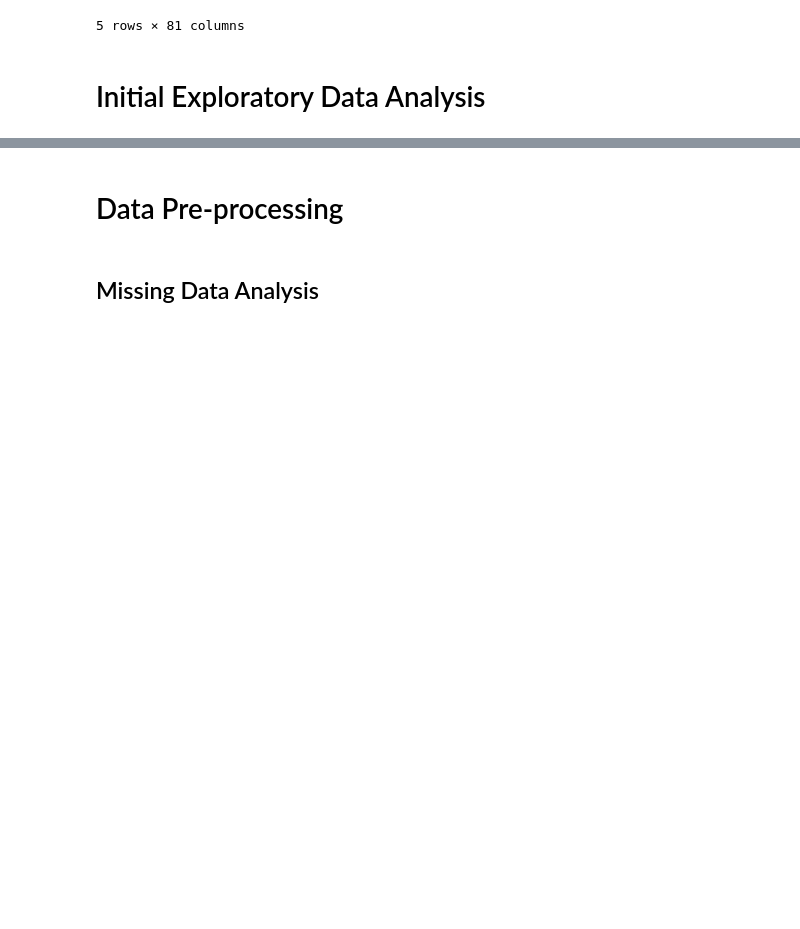
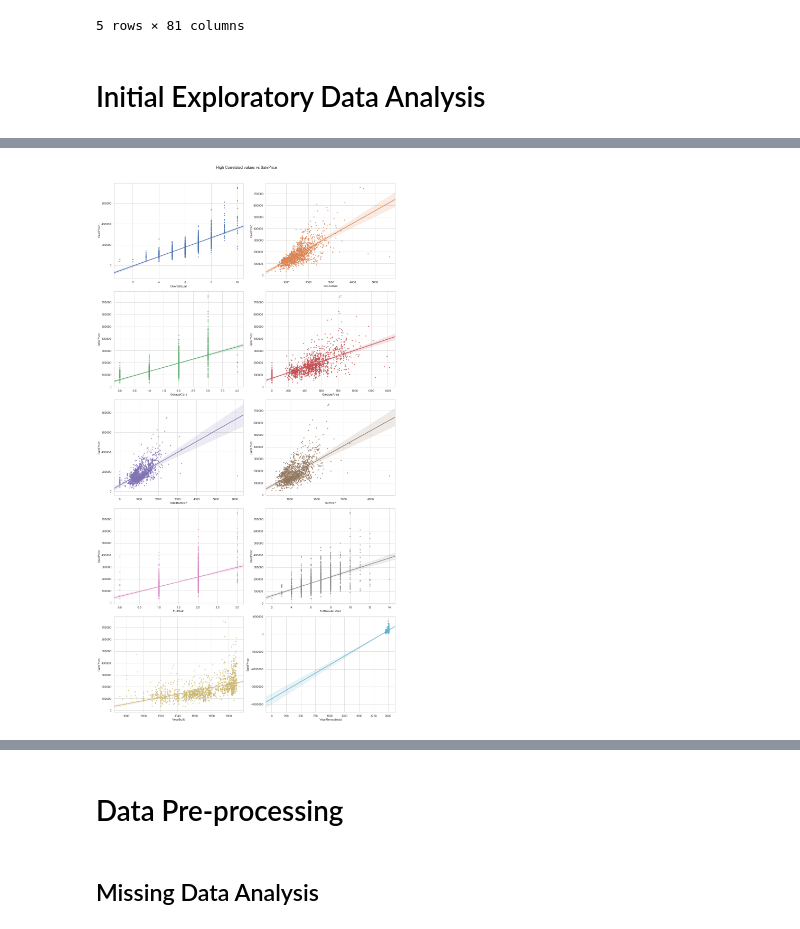
Before and after one commit to lijq33/Data-mining, a Jupyter notebook: Data Mining Assignment.ipynb, the cells around one changed output, grey strips where cells are left out. Cells and saved outputs as stored; diff of their text form; code cells hidden in the pictures; blank space fills up the shorter version.

```diff
--- a/Data Mining Assignment.ipynb
+++ b/Data Mining Assignment.ipynb
@@ -36,0 +63,13 @@ df_test.drop('Id', axis=1, inplace=True)
+# %%
+fig, ax = plt.subplots(5, 2, figsize=(16,30))
+
+for idx,col in enumerate(high_corr[1:].index):
+    sns.regplot(x=df_train[col], y=df_train["SalePrice"], marker='.', ax=ax[idx//2, idx%2])
+
+fig.suptitle('High Correlated values vs SalePrice')
+fig.tight_layout()
+fig.subplots_adjust(top=0.95)
+
+plt.show()
+# %% [output]
+[figure, added]
```
Also changed, not shown: parts of 96 cells of this notebook.
